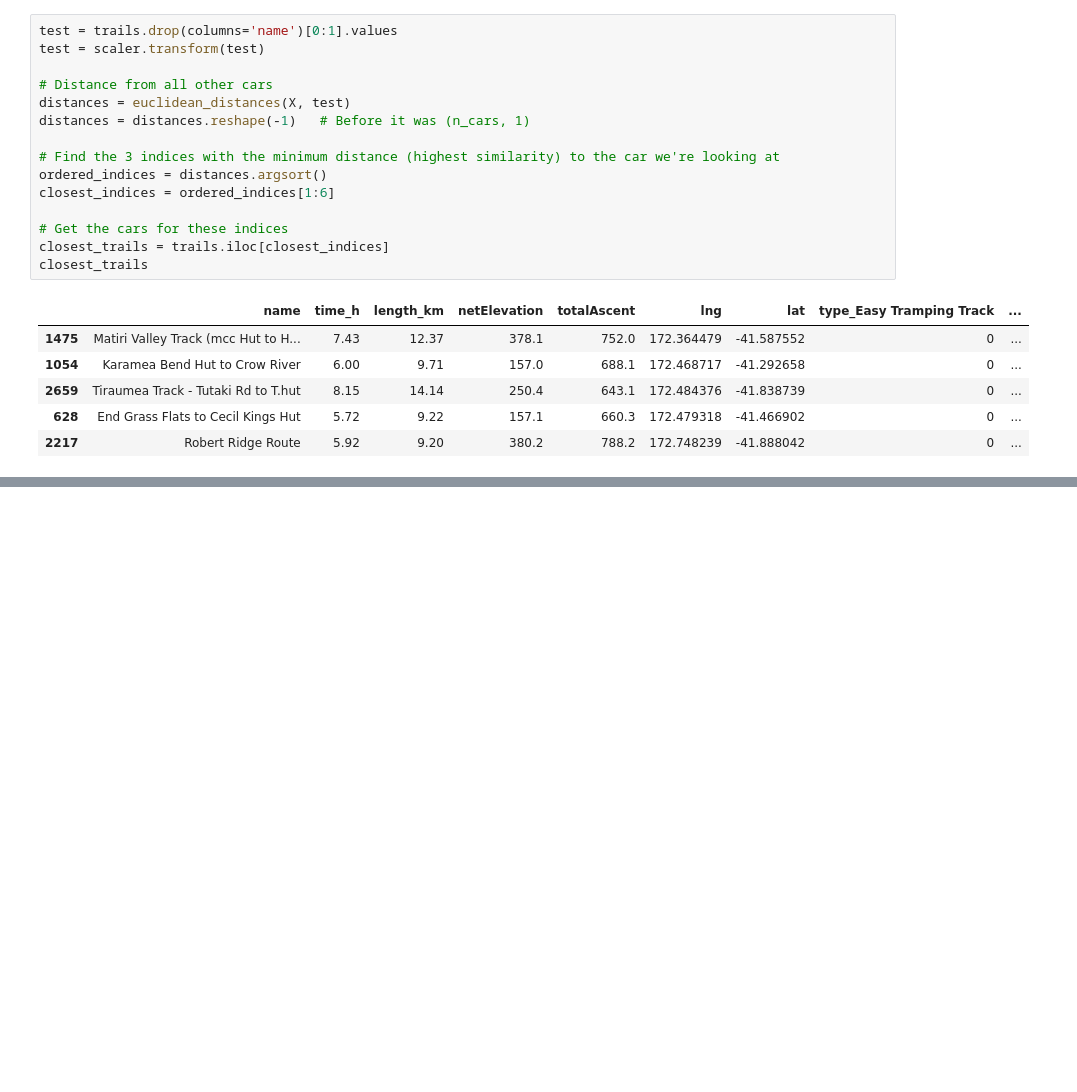
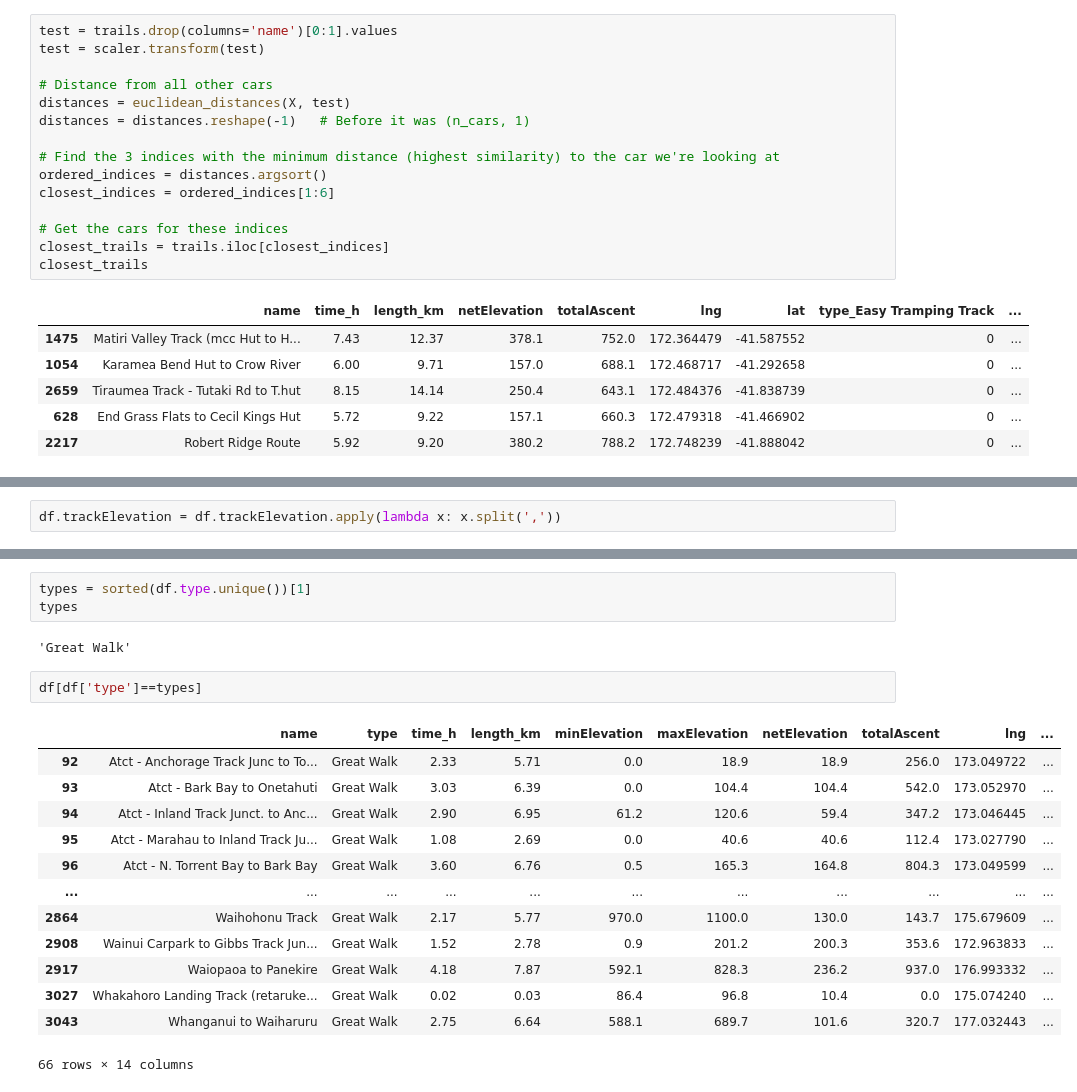
Before and after one commit to robynmundle/trail_recommender, a Jupyter notebook: Trail-based recommendation.ipynb, the cells around one changed output, grey strips where cells are left out. Saved outputs shown, nothing was run; the diff lists cells and outputs as text; blank space fills up the shorter version.

```diff
--- a/Trail-based recommendation.ipynb
+++ b/Trail-based recommendation.ipynb
@@ -73,0 +80,2 @@ closest_trails
+# %%
+df.trackElevation = df.trackElevation.apply(lambda x: x.split(','))
@@ -73,0 +96,21 @@ closest_trails
+# %%
+types = sorted(df.type.unique())[1]
+types
+# %% [output]
+'Great Walk'
+# %%
+df[df['type']==types]
+# %% [output]
+|  | name | type | time_h | length_km | minElevation | maxElevation | netElevation | totalAscent | lng | ... |
+| 92 | Atct - Anchorage Track Junc to To... | Great Walk | 2.33 | 5.71 | 0.0 | 18.9 | 18.9 | 256.0 | 173.049722 | ... |
+| 93 | Atct - Bark Bay to Onetahuti | Great Walk | 3.03 | 6.39 | 0.0 | 104.4 | 104.4 | 542.0 | 173.052970 | ... |
+| 94 | Atct - Inland Track Junct. to Anc... | Great Walk | 2.90 | 6.95 | 61.2 | 120.6 | 59.4 | 347.2 | 173.046445 | ... |
+| 95 | Atct - Marahau to Inland Track Ju... | Great Walk | 1.08 | 2.69 | 0.0 | 40.6 | 40.6 | 112.4 | 173.027790 | ... |
+| 96 | Atct - N. Torrent Bay to Bark Bay | Great Walk | 3.60 | 6.76 | 0.5 | 165.3 | 164.8 | 804.3 | 173.049599 | ... |
+| ... | ... | ... | ... | ... | ... | ... | ... | ... | ... | ... |
+| 2864 | Waihohonu Track | Great Walk | 2.17 | 5.77 | 970.0 | 1100.0 | 130.0 | 143.7 | 175.679609 | ... |
+| 2908 | Wainui Carpark to Gibbs Track Jun... | Great Walk | 1.52 | 2.78 | 0.9 | 201.2 | 200.3 | 353.6 | 172.963833 | ... |
+| 2917 | Waiopaoa to Panekire | Great Walk | 4.18 | 7.87 | 592.1 | 828.3 | 236.2 | 937.0 | 176.993332 | ... |
+| 3027 | Whakahoro Landing Track (retaruke... | Great Walk | 0.02 | 0.03 | 86.4 | 96.8 | 10.4 | 0.0 | 175.074240 | ... |
+| 3043 | Whanganui to Waiharuru | Great Walk | 2.75 | 6.64 | 588.1 | 689.7 | 101.6 | 320.7 | 177.032443 | ... |
+66 rows × 14 columns
```
Also changed, not shown: parts of 10 cells of this notebook, 2 other files.
